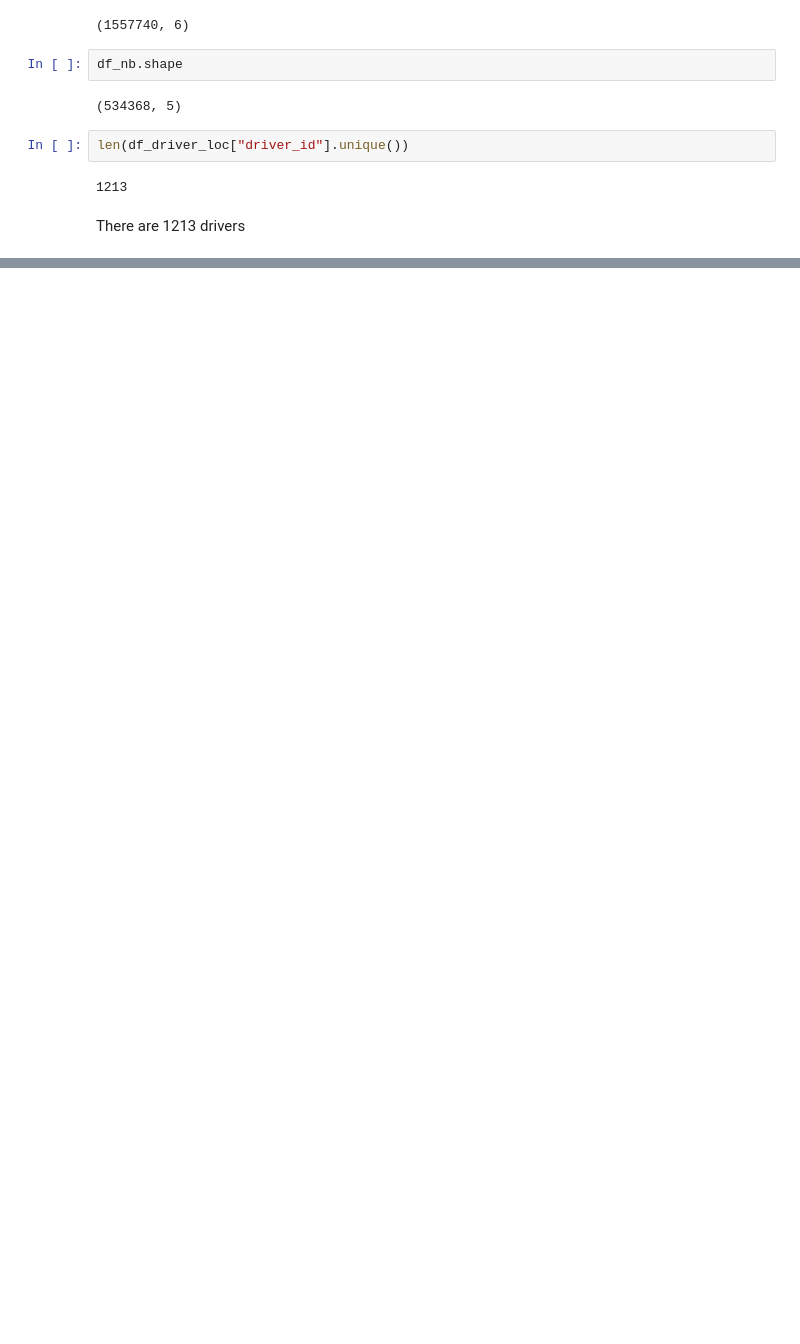
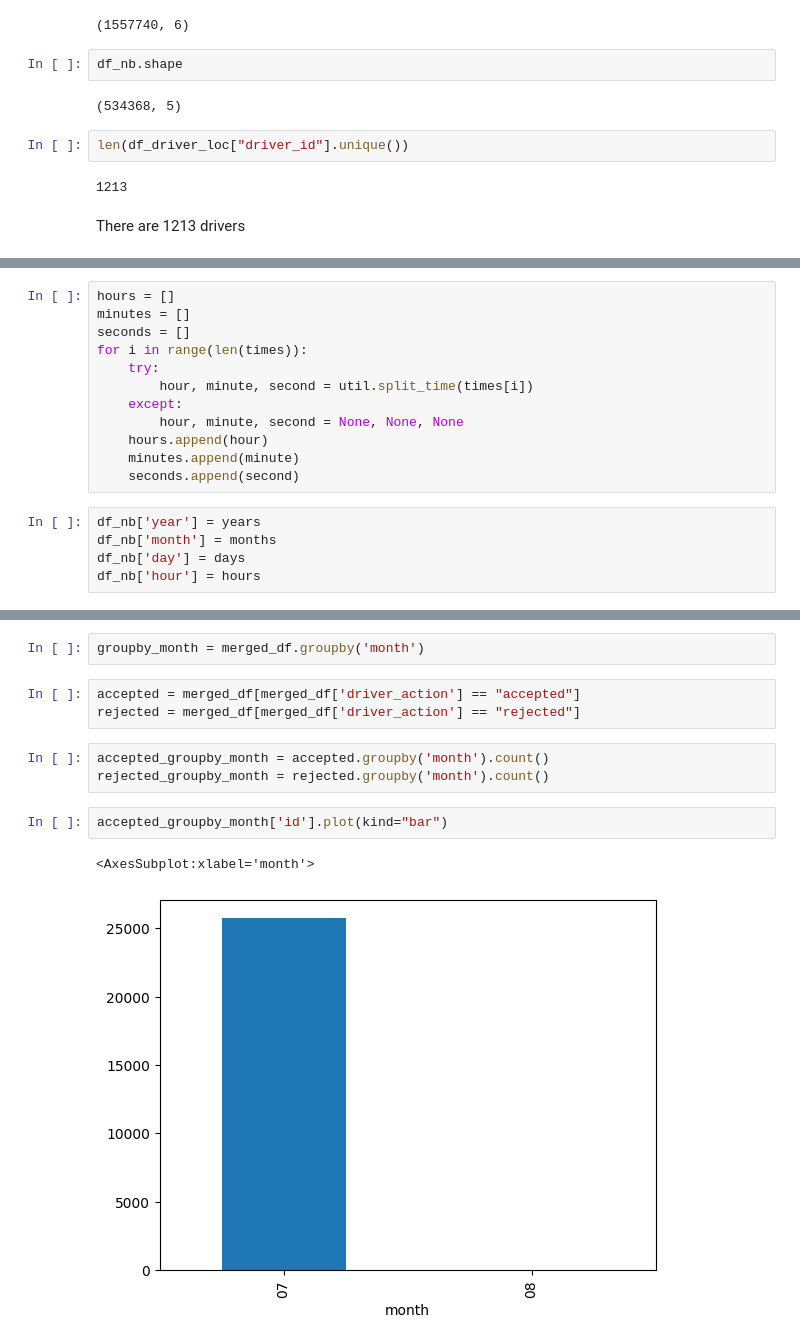
Before and after one commit to Haylemicheal/Causal-Inference, a Jupyter notebook: notebooks/EDA.ipynb, the cells around one changed output, grey strips where cells are left out. Saved outputs shown, nothing was run; the diff lists cells and outputs as text; blank space fills up the shorter version.

```diff
--- a/notebooks/EDA.ipynb
+++ b/notebooks/EDA.ipynb
@@ -179,0 +203,17 @@ merged_df.to_csv('../data/merged.csv')
+# %%
+hours = []
+minutes = []
+seconds = []
+for i in range(len(times)):
+    try:
+        hour, minute, second = util.split_time(times[i])
+    except:
+        hour, minute, second = None, None, None
+    hours.append(hour)
+    minutes.append(minute)
+    seconds.append(second)
+# %%
+df_nb['year'] = years
+df_nb['month'] = months
+df_nb['day'] = days
+df_nb['hour'] = hours
@@ -179,0 +232,13 @@ merged_df.to_csv('../data/merged.csv')
+# %%
+groupby_month = merged_df.groupby('month')
+# %%
+accepted = merged_df[merged_df['driver_action'] == "accepted"]
+rejected = merged_df[merged_df['driver_action'] == "rejected"]
+# %%
+accepted_groupby_month = accepted.groupby('month').count()
+rejected_groupby_month = rejected.groupby('month').count()
+# %%
+accepted_groupby_month['id'].plot(kind="bar")
+# %% [output]
+<AxesSubplot:xlabel='month'>
+[figure, added]
```
Also changed, not shown: parts of 34 cells of this notebook.
